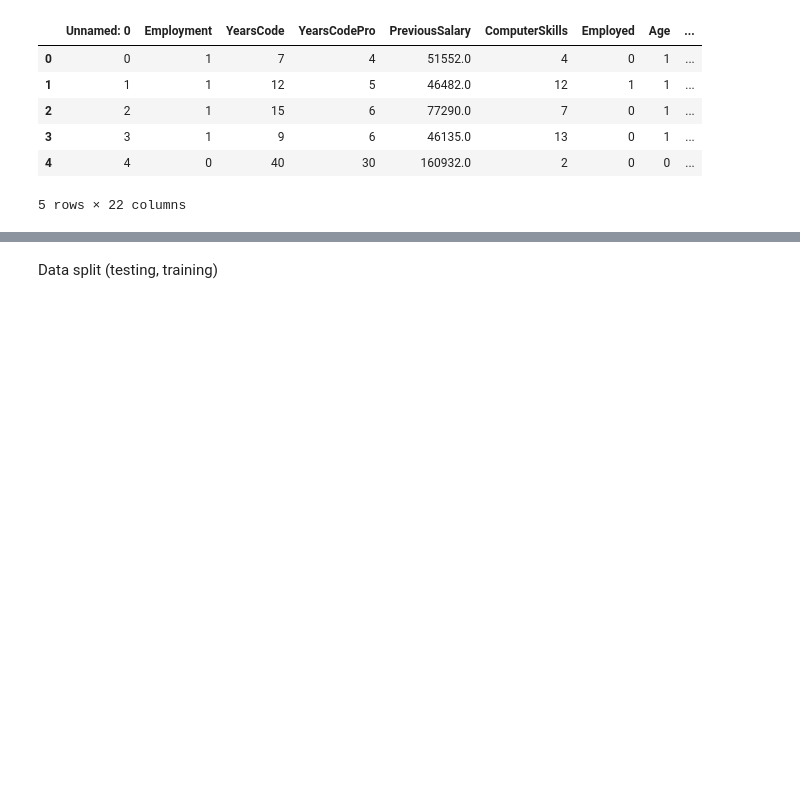
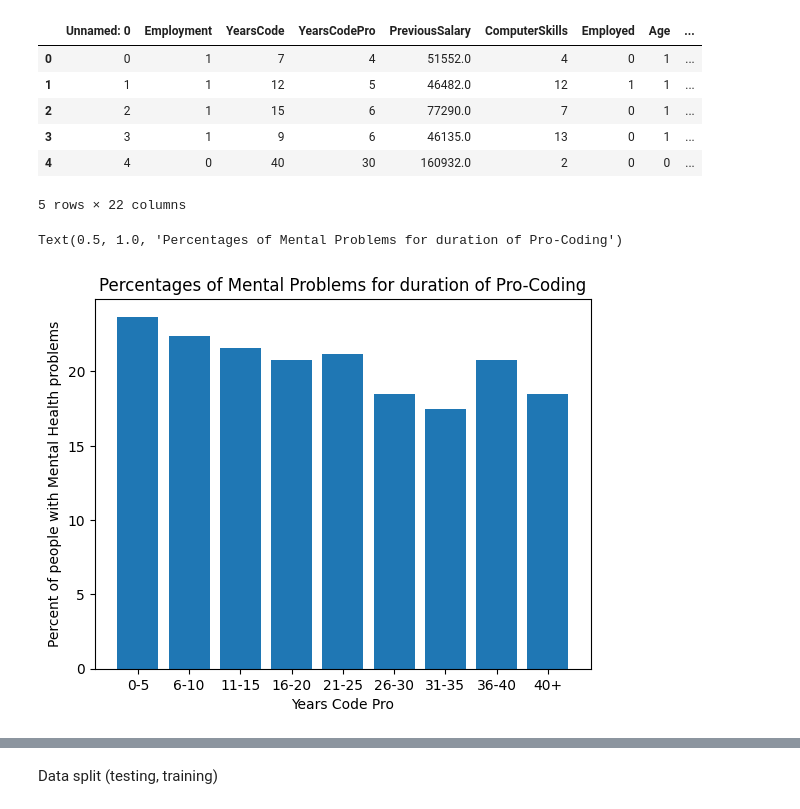
Before and after one commit to MateuszPasternak/PythonForML_AGH, a Jupyter notebook: DataPrepForRegression_V2_MatP_1_1ratio.ipynb, the cells around one changed output, grey strips where cells are left out. Cells and saved outputs as stored; diff of their text form; code cells hidden in the pictures; blank space fills up the shorter version.

```diff
--- a/DataPrepForRegression_V2_MatP_1_1ratio.ipynb
+++ b/DataPrepForRegression_V2_MatP_1_1ratio.ipynb
@@ -86,3 +86,44 @@ data.head()
 | 3 | 3 | 1 | 9 | 6 | 46135.0 | 13 | 0 | 1 | ... |
 | 4 | 4 | 0 | 40 | 30 | 160932.0 | 2 | 0 | 0 | ... |
 5 rows × 22 columns
+# %%
+cat = ['0-5','6-10','11-15','16-20','21-25','26-30','31-35','36-40','40+']
+
+d1 = data[data['YearsCodePro'] <= 5]
+d2 = data[data['YearsCodePro'] <= 10]
+d2 = d2[d2['YearsCodePro'] > 5]
+d3 = data[data['YearsCodePro'] <= 15]
+d3 = d3[d3['YearsCodePro'] > 10]
+d4 = data[data['YearsCodePro'] <= 20]
+d4 = d4[d4['YearsCodePro'] > 15]
+d5 = data[data['YearsCodePro'] <= 25]
+d5 = d5[d5['YearsCodePro'] > 20]
+d6 = data[data['YearsCodePro'] <= 30]
+d6 = d6[d6['YearsCodePro'] > 25]
+d7 = data[data['YearsCodePro'] <= 35]
+d7 = d7[d7['YearsCodePro'] > 30]
+d8 = data[data['YearsCodePro'] <= 40]
+d8 = d8[d8['YearsCodePro'] > 35]
+d9 = data[data['YearsCodePro'] > 40]
+
+
+d1I=len(d1[d1['MentalHealth'] == 1])/len(d1)*100
+d2I=len(d2[d2['MentalHealth'] == 1])/len(d2)*100
+d3I=len(d3[d3['MentalHealth'] == 1])/len(d3)*100
+d4I=len(d4[d4['MentalHealth'] == 1])/len(d4)*100
+d5I=len(d5[d5['MentalHealth'] == 1])/len(d5)*100
+d6I=len(d6[d6['MentalHealth'] == 1])/len(d6)*100
+d7I=len(d7[d7['MentalHealth'] == 1])/len(d7)*100
+d8I=len(d8[d8['MentalHealth'] == 1])/len(d8)*100
+d9I=len(d9[d9['MentalHealth'] == 1])/len(d9)*100
+
+vals = [d1I,d2I,d3I,d4I,d5I,d6I,d7I,d8I,d9I]
+
+plt.bar(cat,vals)
+
+plt.xlabel('Years Code Pro')
+plt.ylabel('Percent of people with Mental Health problems')
+plt.title('Percentages of Mental Problems for duration of Pro-Coding')
+# %% [output]
+Text(0.5, 1.0, 'Percentages of Mental Problems for duration of Pro-Coding')
+[figure, added]
```
Also changed, not shown: parts of 29 cells of this notebook.
